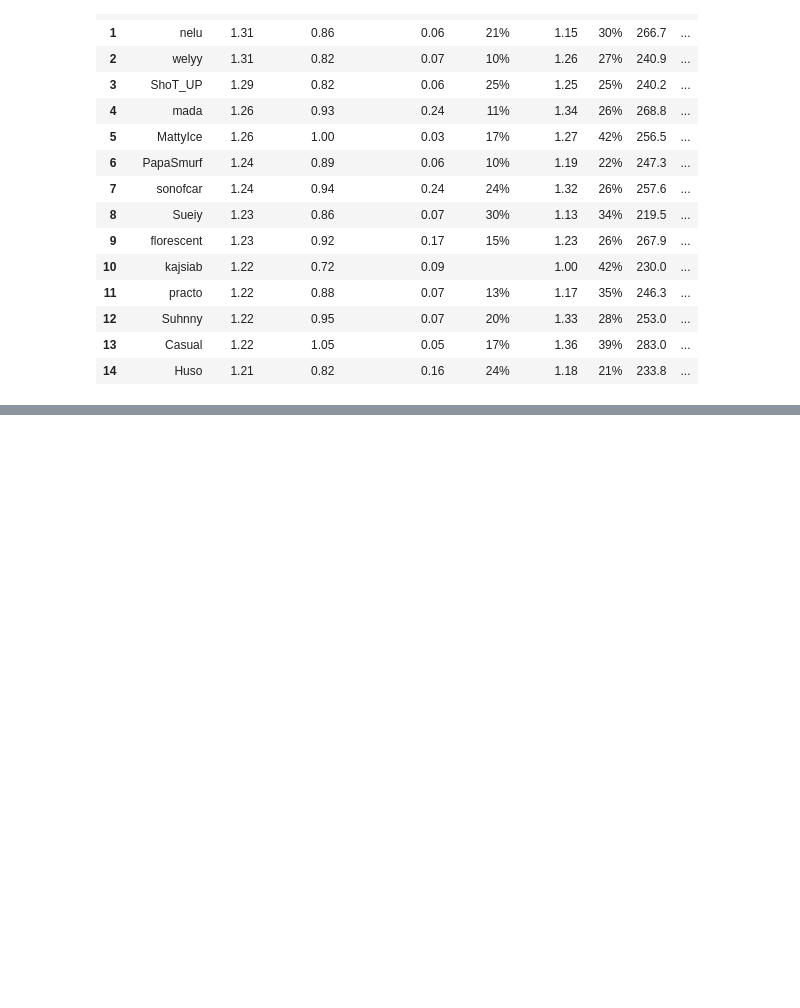
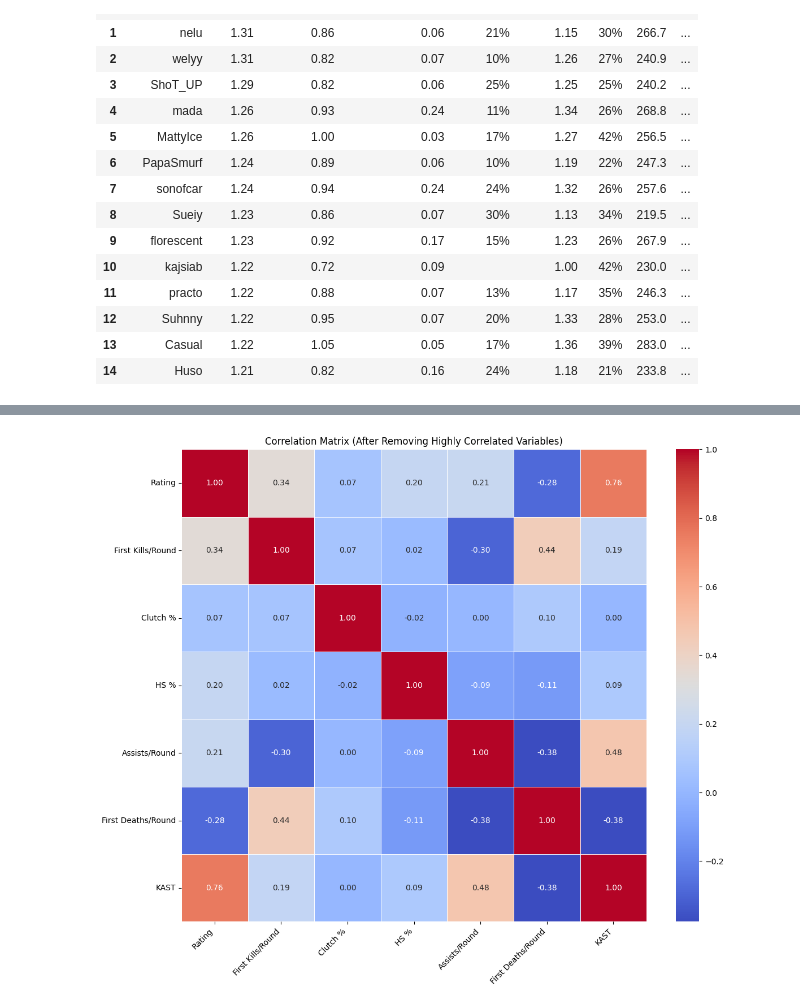
Before and after one commit to tiao1314/valorant-data, a Jupyter notebook: vppi_analysis.ipynb, the cells around one changed output, grey strips where cells are left out. Saved outputs shown, nothing was run; the diff lists cells and outputs as text; code cells hidden in the pictures; blank space fills up the shorter version.

Commit message:
Step 3 + 4 Missing Data Imputation + Multivariate Analysis

```diff
--- a/vppi_analysis.ipynb
+++ b/vppi_analysis.ipynb
@@ -95,0 +144,18 @@ vppi_df.head(15)
+# %%
+# Safely convert percentage strings to floats ONLY if value is a string
+def clean_percentage(col):
+    return col.apply(lambda x: float(x.rstrip('%')) if isinstance(x, str) and '%' in x else x)
+
+# Apply to each relevant column
+df['playerStatistics.clutch_success_percentage'] = clean_percentage(df['playerStatistics.clutch_success_percentage'])
+df['playerStatistics.headshot_percentage'] = clean_percentage(df['playerStatistics.headshot_percentage'])
+df['playerStatistics.kill_assists_survived_traded'] = clean_percentage(df['playerStatistics.kill_assists_survived_traded'])
+
+# Convert rating to numeric safely
+df['rating'] = pd.to_numeric(df['rating'], errors='coerce')
+
+# Fill missing values
+df['rating'] = df['rating'].fillna(df['rating'].mean())
+df['playerStatistics.kill_assists_survived_traded'] = df['playerStatistics.kill_assists_survived_traded'].fillna(df['playerStatistics.kill_assists_survived_traded'].mean())
+df['playerStatistics.headshot_percentage'] = df['playerStatistics.headshot_percentage'].fillna(df['playerStatistics.headshot_percentage'].mean())
+df['playerStatistics.clutch_success_percentage'] = df['playerStatistics.clutch_success_percentage'].fillna(df['playerStatistics.clutch_success_percentage'].median())
@@ -95,0 +171,62 @@ vppi_df.head(15)
+# %%
+import pandas as pd
+import numpy as np
+import seaborn as sns
+import matplotlib.pyplot as plt
+from scipy.stats import skew
+
+# Define relevant VPPI variables and friendly names
+numeric_cols = {
+    'rating': 'Rating',
+    'playerStatistics.kills_per_round': 'Kills/Round',
+    'playerStatistics.first_kills_per_round': 'First Kills/Round',
+    'playerStatistics.clutch_success_percentage': 'Clutch %',
+    'playerStatistics.kill_deaths': 'K/D',
+    'playerStatistics.headshot_percentage': 'HS %',
+    'playerStatistics.average_combat_score': 'ACS',
+    'playerStatistics.assists_per_round': 'Assists/Round',
+    'playerStatistics.first_deaths_per_round': 'First Deaths/Round',
+    'playerStatistics.average_damage_per_round': 'ADR',
+    'playerStatistics.kill_assists_survived_traded': 'KAST'
+}
+
+# Extract and rename columns
+df_numeric = df[list(numeric_cols.keys())].copy()
+df_numeric.columns = numeric_cols.values()
+
+# Ensure all data is numeric and clean
+df_numeric = df_numeric.apply(pd.to_numeric, errors='coerce')
+df_numeric.dropna(inplace=True)
+
+# --- Step 1: Drop highly correlated variables ---
+# Calculate correlation matrix
+corr_matrix = df_numeric.corr().abs()
+
+# Select upper triangle of correlation matrix
+upper = corr_matrix.where(np.triu(np.ones(corr_matrix.shape), k=1).astype(bool))
+
+# Find features with correlation > 0.85
+to_drop = [column for column in upper.columns if any(upper[column] > 0.85)]
+
+# Drop redundant variables
+df_reduced = df_numeric.drop(columns=to_drop)
+
+print("Dropped due to high correlation (r > 0.85):", to_drop)
+
+# --- Step 2: Correlation Heatmap of Reduced Data ---
+plt.figure(figsize=(12, 10))
+sns.heatmap(df_reduced.corr(), annot=True, cmap="coolwarm", fmt=".2f", linewidths=0.5)
+plt.title("Correlation Matrix (After Removing Highly Correlated Variables)")
+plt.xticks(rotation=45, ha='right')
+plt.tight_layout()
+plt.show()
+
+# --- Step 3: Summary Statistics ---
+summary_stats = df_reduced.describe().loc[['mean', 'std']].T
+summary_stats.columns = ['Mean', 'Std Dev']
+summary_stats['Skewness'] = df_reduced.apply(skew, nan_policy='omit')
+summary_stats = summary_stats.round(3)
+
+# Display in notebook
+summary_stats
+# %% [output]
@@ -95,0 +234 @@ vppi_df.head(15)
+[figure, added]
```
Also changed, not shown: parts of 7 cells of this notebook.
